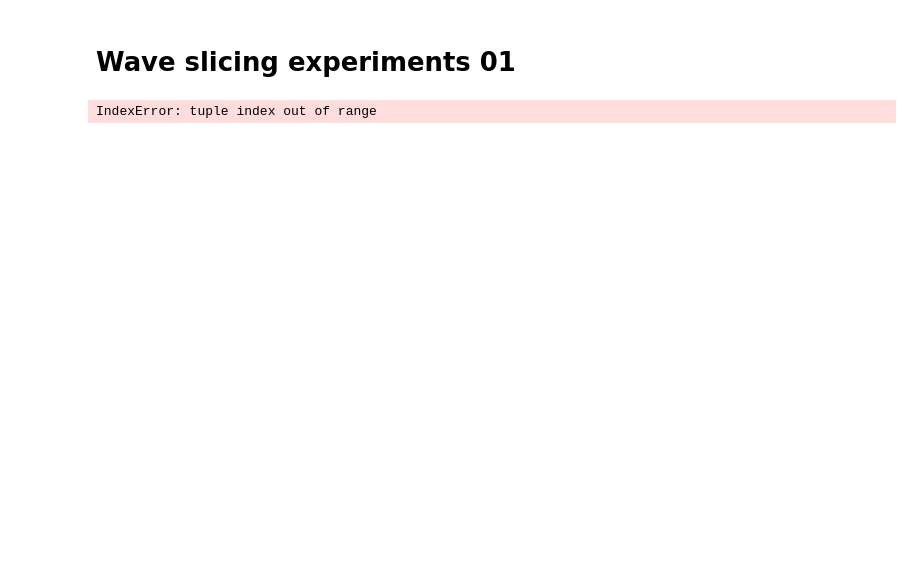
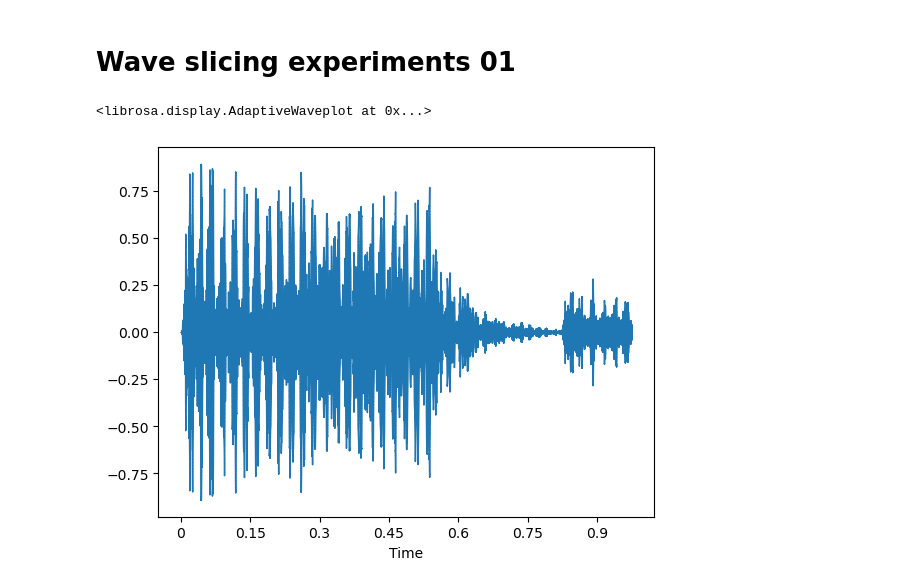
Before and after one commit to rudenoise/wave_slice_01, a Jupyter notebook: notebooks/exp_01.ipynb, the cells around one changed output. Drawn from its saved outputs; the diff is of its cells as text; code cells hidden in the pictures; blank space fills up the shorter version.

Commit message:
fix plot

```diff
--- a/notebooks/exp_01.ipynb
+++ b/notebooks/exp_01.ipynb
@@ -27,6 +28,7 @@ sub_file = f"{wav_files_dir_path}/in/{sub_file}.wav"
 bass_file = read_to_rosa(bass_file, sample_rate)
 sub_file = read_to_rosa(sub_file, sample_rate)
 # %%
-librosa.display.sshow(bass_file)
+librosa.display.waveshow(bass_file)
 # %% [output]
-IndexError: tuple index out of range
+<librosa.display.AdaptiveWaveplot at 0x...>
+[figure, added]
```
Also changed, not shown: parts of 1 cell of this notebook.
